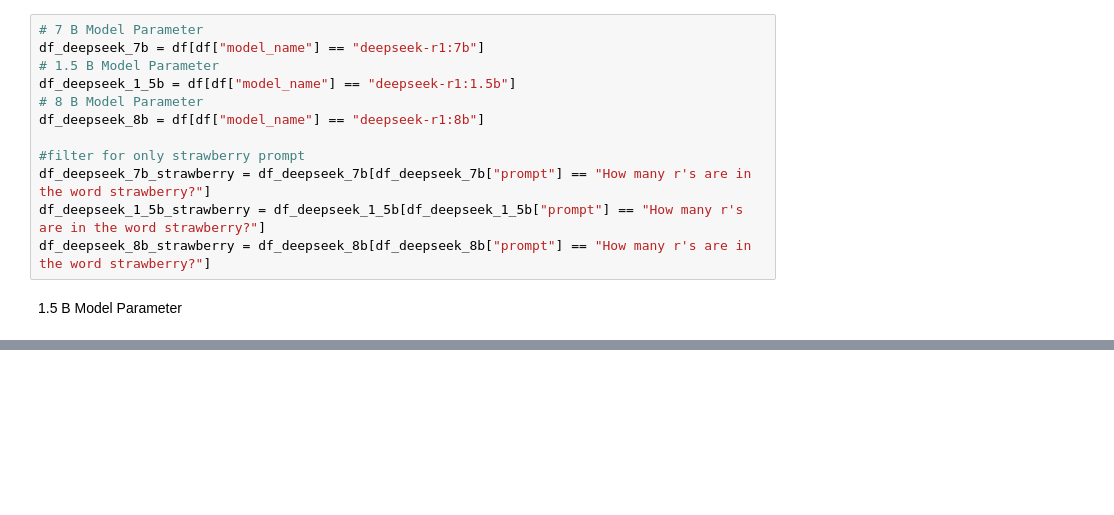
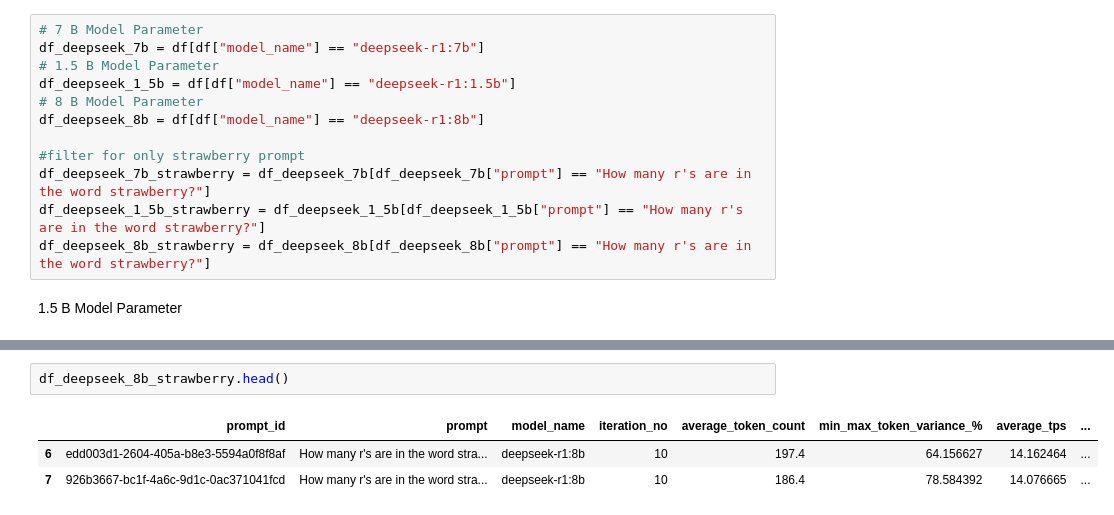
Before and after one commit to AreedAdmin/OSS-LLM-Benchmark-Tool, a Jupyter notebook: statistics.ipynb, the cells around one changed output, grey strips where cells are left out. Saved outputs shown, nothing was run; the diff lists cells and outputs as text; blank space fills up the shorter version.

```diff
--- a/statistics.ipynb
+++ b/statistics.ipynb
@@ -49,0 +55,6 @@ df_deepseek_7b_strawberry.head()
+# %%
+df_deepseek_8b_strawberry.head()
+# %% [output]
+|  | prompt_id | prompt | model_name | iteration_no | average_token_count | min_max_token_variance_% | average_tps | ... |
+| 6 | edd003d1-2604-405a-b8e3-5594a0f8f8af | How many r's are in the word stra... | deepseek-r1:8b | 10 | 197.4 | 64.156627 | 14.162464 | ... |
+| 7 | 926b3667-bc1f-4a6c-9d1c-0ac371041fcd | How many r's are in the word stra... | deepseek-r1:8b | 10 | 186.4 | 78.584392 | 14.076665 | ... |
```
Also changed, not shown: parts of 6 cells of this notebook, 2 other files.
